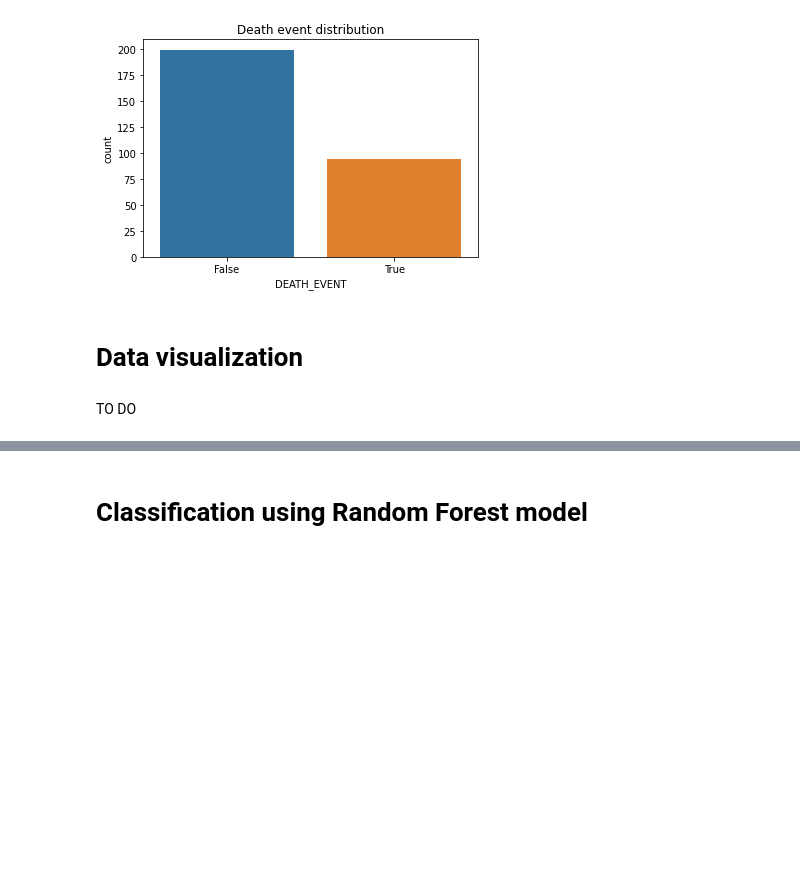
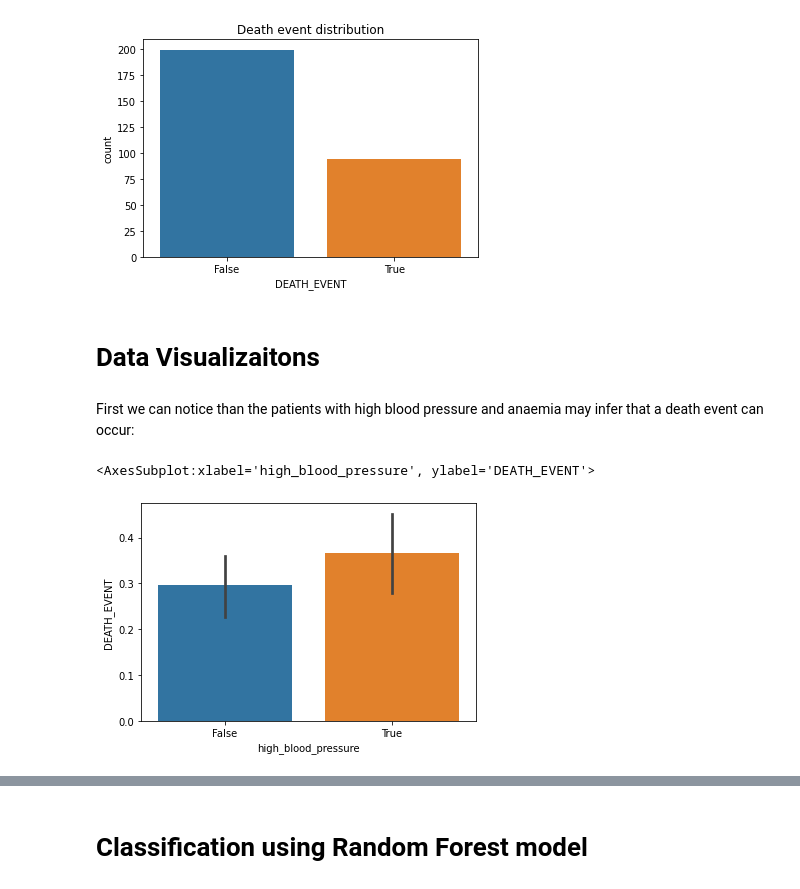
Before and after one commit to belea7/Heart_Failure_Survival_Prediction, a Jupyter notebook: Predict Heart Failure Survival.ipynb, the cells around one changed output, grey strips where cells are left out. Cells and saved outputs as stored; diff of their text form; code cells hidden in the pictures; blank space fills up the shorter version.

```diff
--- a/Predict Heart Failure Survival.ipynb
+++ b/Predict Heart Failure Survival.ipynb
@@ -351,6 +368,11 @@ sns.countplot(data.DEATH_EVENT).set_title("Death event distribution")
 Text(0.5, 1.0, 'Death event distribution')
 [figure]
 # %% [markdown]
-# Data visualization
+# Data Visualizaitons
-# %% [markdown]
-TO DO
+# %% [markdown]
+First we can notice than the patients with high blood pressure and anaemia may infer that a death event can occur:
+# %%
+sns.barplot(x='high_blood_pressure',y='DEATH_EVENT',data=data)
+# %% [output]
+<AxesSubplot:xlabel='high_blood_pressure', ylabel='DEATH_EVENT'>
+[figure, added]
```
Also changed, not shown: parts of 6 cells of this notebook.
